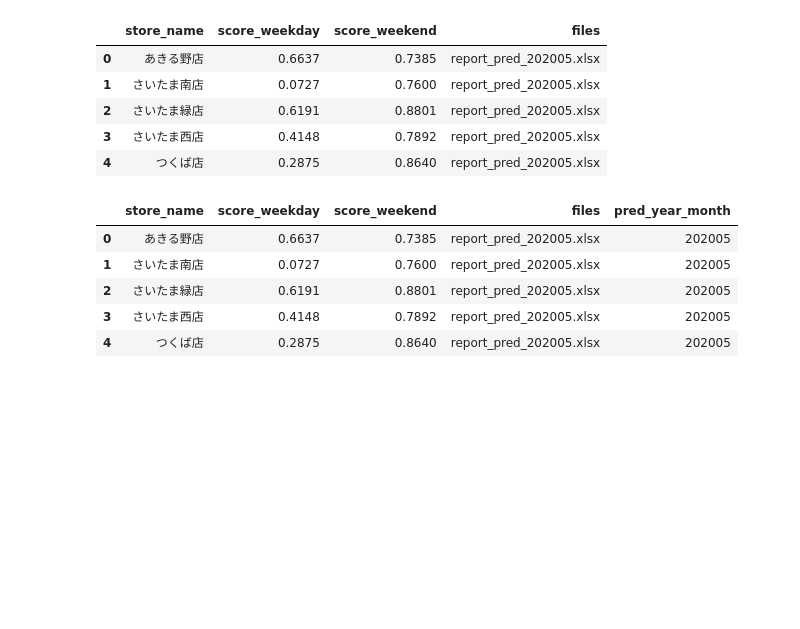
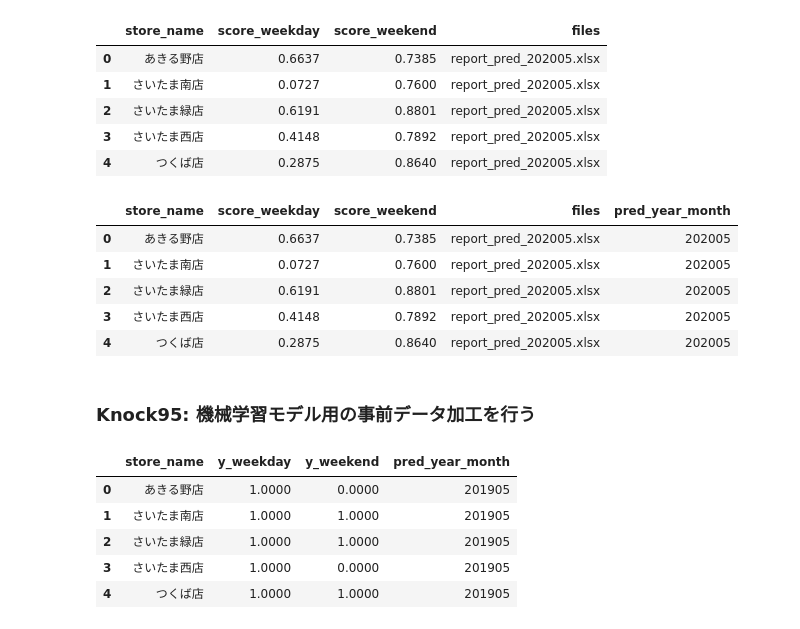
Before and after one commit to ginmaruGH/python-practical-machine-learning-system-100knocks, a Jupyter notebook: ch10/ch10.ipynb, the cells around one changed output. Saved outputs shown, nothing was run; the diff lists cells and outputs as text; code cells hidden in the pictures; blank space fills up the shorter version.

Commit message:
Knock95: 機械学習モデル用の事前データ加工を行う

```diff
--- a/ch10/ch10.ipynb
+++ b/ch10/ch10.ipynb
@@ -169,3 +172,24 @@ display(report_all.head())
 | 2 | さいたま緑店 | 0.6191 | 0.8801 | report_pred_202005.xlsx | 202005 |
 | 3 | さいたま西店 | 0.4148 | 0.7892 | report_pred_202005.xlsx | 202005 |
 | 4 | つくば店 | 0.2875 | 0.8640 | report_pred_202005.xlsx | 202005 |
+# %% [markdown]
+### Knock95: 機械学習モデル用の事前データ加工を行う
+# %%
+# 機械学習用データの実績データの年月を追加
+
+ml_data = ml_base_data[["store_name", "y_weekday", "y_weekend", "year_month"]].copy()
+ml_data.loc[:, "pred_year_month"] = pd.to_datetime(ml_data["year_month"], format="%Y%m")
+ml_data.loc[:, "pred_year_month"] = ml_data["pred_year_month"].map(
+    lambda x: x + relativedelta(months=1)
+)
+ml_data.loc[:, "pred_year_month"] = ml_data["pred_year_month"].dt.strftime("%Y%m")
+del ml_data["year_month"]
+
+display(ml_data.head())
+# %% [output]
+|  | store_name | y_weekday | y_weekend | pred_year_month |
+| 0 | あきる野店 | 1.0000 | 0.0000 | 201905 |
+| 1 | さいたま南店 | 1.0000 | 1.0000 | 201905 |
+| 2 | さいたま緑店 | 1.0000 | 1.0000 | 201905 |
+| 3 | さいたま西店 | 1.0000 | 0.0000 | 201905 |
+| 4 | つくば店 | 1.0000 | 1.0000 | 201905 |
```
Also changed, not shown: parts of 3 cells of this notebook.
